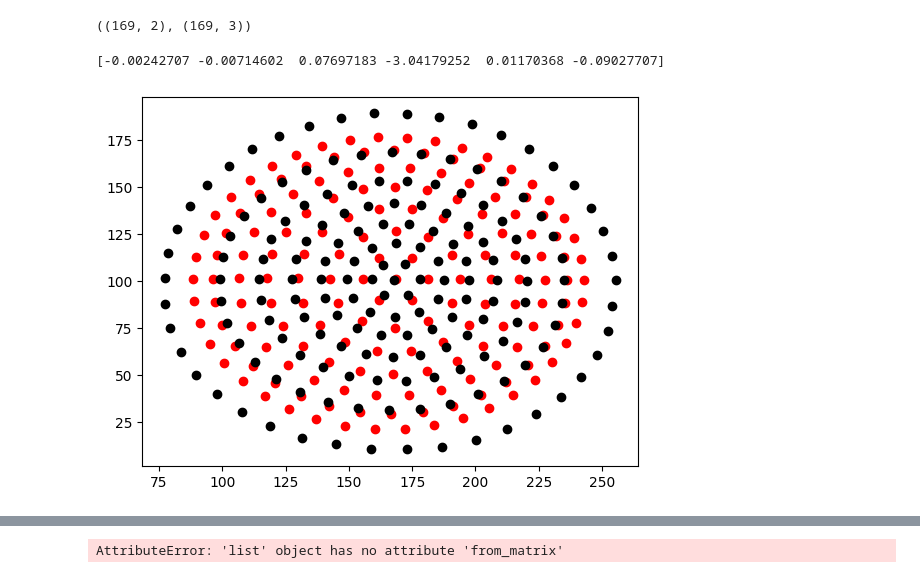
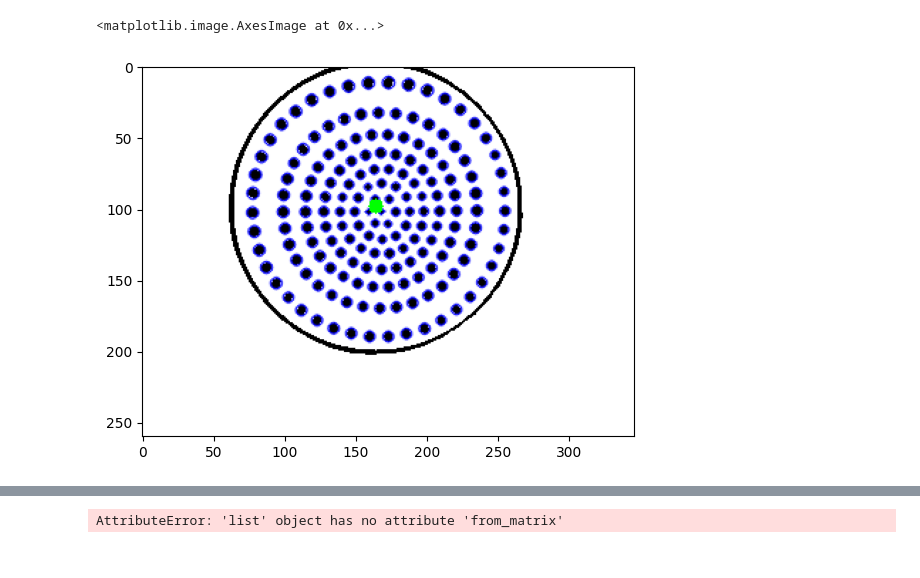
Before and after one commit to AdvancedResearchInnovationCenter/nvbts, a Jupyter notebook: cam2sensor.ipynb, the cells around one changed output, grey strips where cells are left out. Saved outputs shown, nothing was run; the diff lists cells and outputs as text; code cells hidden in the pictures.

Commit message:
calib routine working with cv2.solvepnp and matlab

```diff
--- a/cam2sensor.ipynb
+++ b/cam2sensor.ipynb
@@ -141,33 +16,17 @@ for i in range(len(sorted_x)):
-# %%
-markers_exp = np.stack((sorted_x, sorted_y), axis=1)
-
-markers_exp.shape, markers_T_sensor.shape
-# %% [output]
-((169, 2), (169, 3))
-# %%
-from objective import Cam2Sensor
-cam2sensor = Cam2Sensor(camera_matrix, markers_exp, markers_T_sensor)
-
-init_condition = [0, 0, 30, 0, 0., 0] #%x y z rx ry rz
-
-bnds = [(-0.03, 0.03), (-0.03, 0.03), (-0.06, 0.06), (-10, 10), (-10, 10), (-10, 10)]
-
-opt_res = minimize(
-    cam2sensor.obj,
-    init_condition,
-    tol=1e-16
-    # bounds=bnds
-)
-
-np.set_printoptions(suppress=True)
-print(np.array(opt_res.x))
-
-proj_th = cam2sensor.project_markers(opt_res.x, th_markers_arr=markers_T_sensor)
-import matplotlib.pyplot as plt
-
-plt.scatter(*proj_th.T, c='r')#, alpha=np.arange(1, 64) / 128 + 1/2)
-plt.scatter(*markers_exp.reshape(cam2sensor.num_markers,2).T, c='k')#, alpha=np.arange(1, 64) / 128 + 1/2)
-plt.show()
-# %% [output]
-[-0.00242707 -0.00714602  0.07697183 -3.04179252  0.01170368 -0.09027707]
-[figure, removed]
+# %%
+import matplotlib.pyplot as plt
+from nvbts.markers import MarkerDetector
+
+# Load the image
+image = cv2.imread('/home/hussain/me/projects/nvbts/image.png')
+md = MarkerDetector('nvbts/markers/blob.json', calibration_file)
+
+# Detect the markers
+
+img_with_markers, markers = md.apply(image, draw_keypoints=True)
+
+# Draw the markers
+plt.imshow(img_with_markers)
+# %% [output]
+<matplotlib.image.AxesImage at 0x...>
+[figure, added]
```
Also changed, not shown: parts of 9 cells of this notebook, 8 other files.
